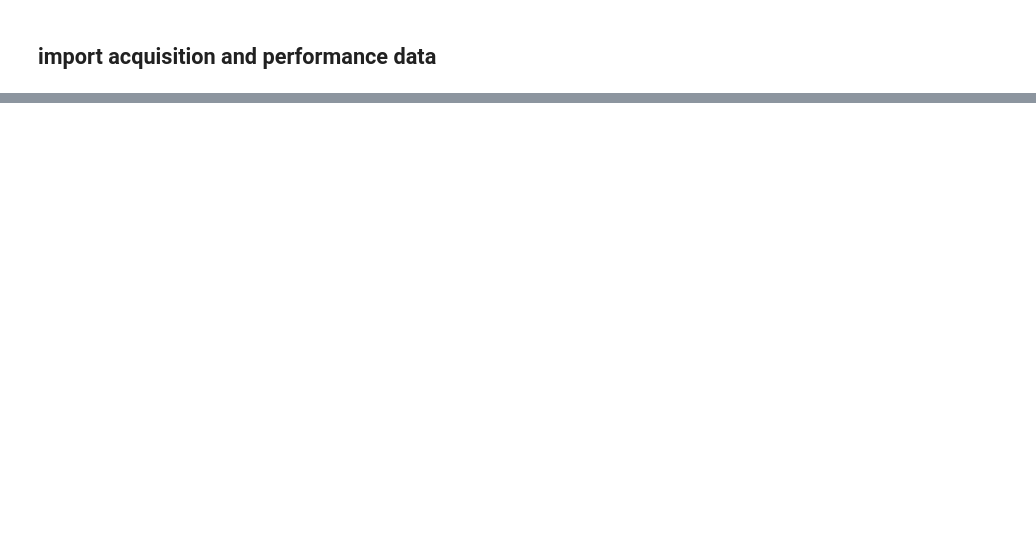
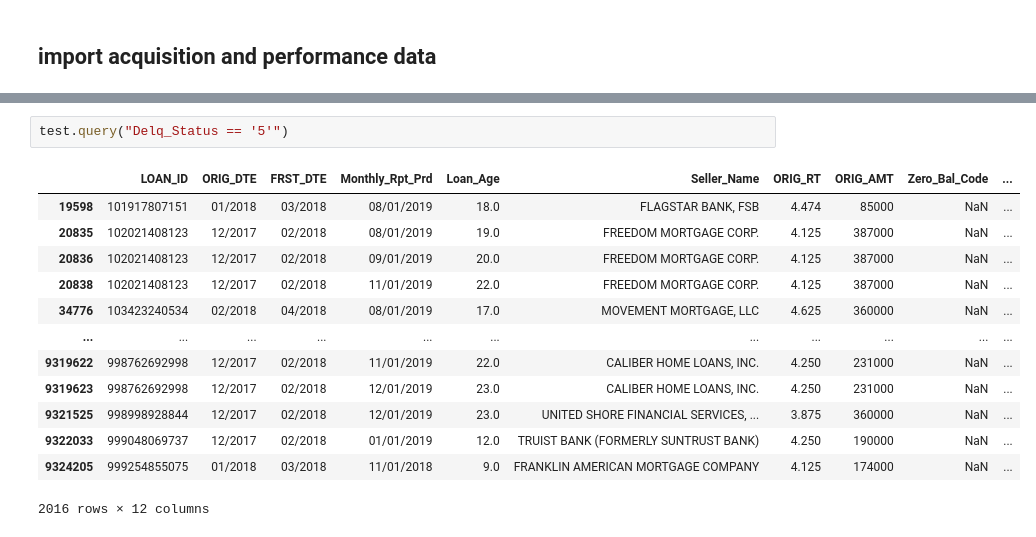
Before and after one commit to longhowlam/fanniemae_family_loans, a Jupyter notebook: fanniemae_analysis.ipynb, the cells around one changed output, grey strips where cells are left out. Drawn from its saved outputs; the diff is of its cells as text; blank space fills up the shorter version.

```diff
--- a/fanniemae_analysis.ipynb
+++ b/fanniemae_analysis.ipynb
@@ -59,0 +142,16 @@ PERF208Q1.head(10)
+# %%
+test.query("Delq_Status == '5'")
+# %% [output]
+|  | LOAN_ID | ORIG_DTE | FRST_DTE | Monthly_Rpt_Prd | Loan_Age | Seller_Name | ORIG_RT | ORIG_AMT | Zero_Bal_Code | ... |
+| 19598 | 101917807151 | 01/2018 | 03/2018 | 08/01/2019 | 18.0 | FLAGSTAR BANK, FSB | 4.474 | 85000 | NaN | ... |
+| 20835 | 102021408123 | 12/2017 | 02/2018 | 08/01/2019 | 19.0 | FREEDOM MORTGAGE CORP. | 4.125 | 387000 | NaN | ... |
+| 20836 | 102021408123 | 12/2017 | 02/2018 | 09/01/2019 | 20.0 | FREEDOM MORTGAGE CORP. | 4.125 | 387000 | NaN | ... |
+| 20838 | 102021408123 | 12/2017 | 02/2018 | 11/01/2019 | 22.0 | FREEDOM MORTGAGE CORP. | 4.125 | 387000 | NaN | ... |
+| 34776 | 103423240534 | 02/2018 | 04/2018 | 08/01/2019 | 17.0 | MOVEMENT MORTGAGE, LLC | 4.625 | 360000 | NaN | ... |
+| ... | ... | ... | ... | ... | ... | ... | ... | ... | ... | ... |
+| 9319622 | 998762692998 | 12/2017 | 02/2018 | 11/01/2019 | 22.0 | CALIBER HOME LOANS, INC. | 4.250 | 231000 | NaN | ... |
+| 9319623 | 998762692998 | 12/2017 | 02/2018 | 12/01/2019 | 23.0 | CALIBER HOME LOANS, INC. | 4.250 | 231000 | NaN | ... |
+| 9321525 | 998998928844 | 12/2017 | 02/2018 | 12/01/2019 | 23.0 | UNITED SHORE FINANCIAL SERVICES, ... | 3.875 | 360000 | NaN | ... |
+| 9322033 | 999048069737 | 12/2017 | 02/2018 | 01/01/2019 | 12.0 | TRUIST BANK (FORMERLY SUNTRUST BANK) | 4.250 | 190000 | NaN | ... |
+| 9324205 | 999254855075 | 01/2018 | 03/2018 | 11/01/2018 | 9.0 | FRANKLIN AMERICAN MORTGAGE COMPANY | 4.125 | 174000 | NaN | ... |
+2016 rows × 12 columns
```
Also changed, not shown: parts of 12 cells of this notebook.
